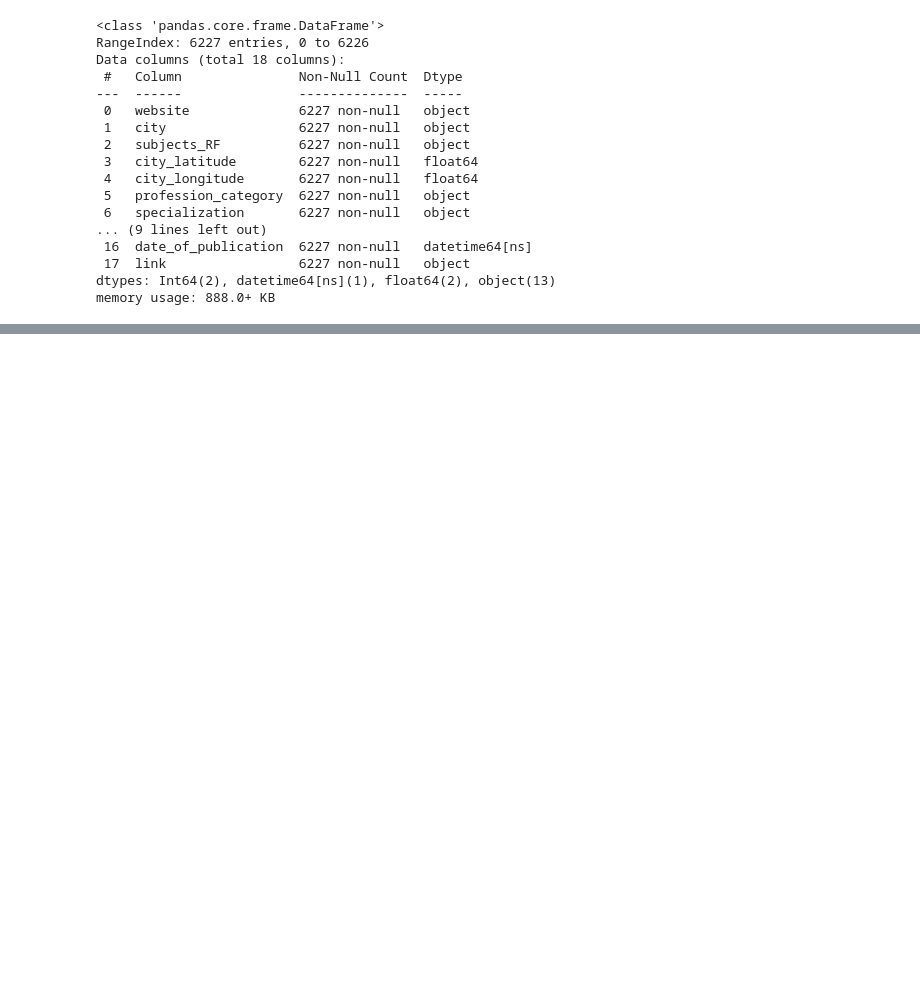
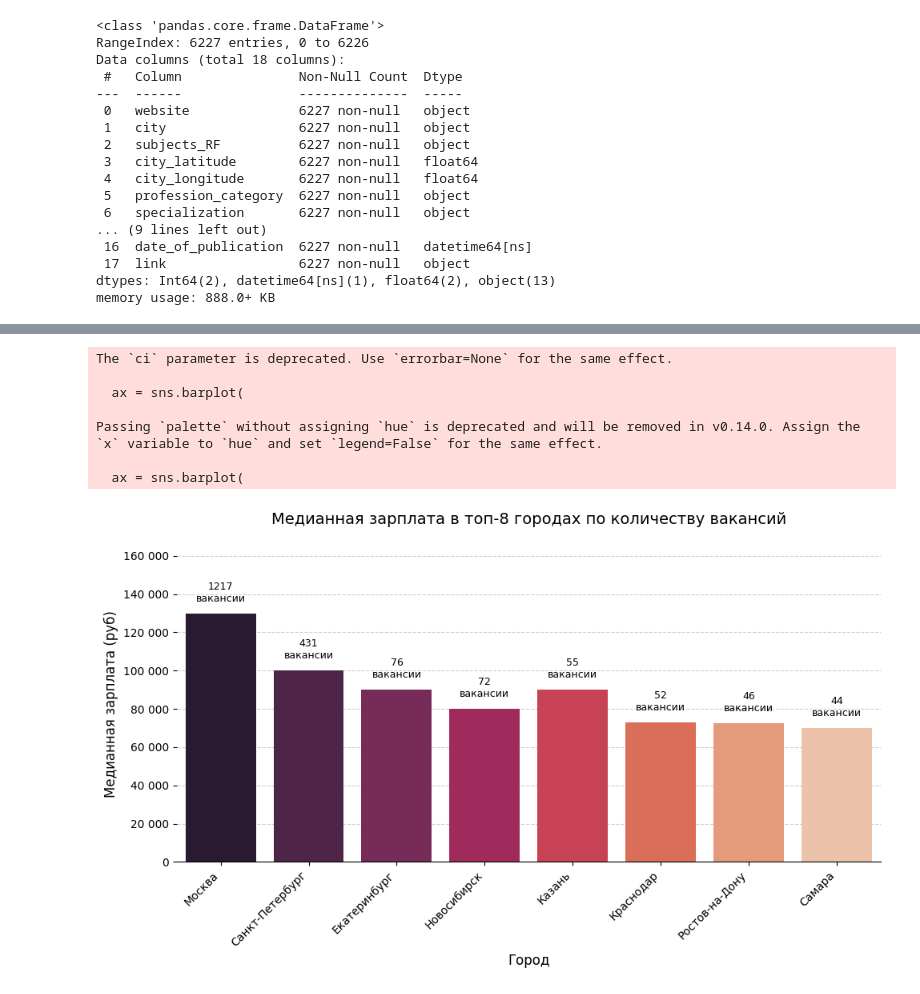
Before and after one commit to Marta-Mariam/graduate-work, a Jupyter notebook: preprocessing.ipynb, the cells around one changed output, grey strips where cells are left out. Cells and saved outputs as stored; diff of their text form; code cells hidden in the pictures; blank space fills up the shorter version.

```diff
--- a/preprocessing.ipynb
+++ b/preprocessing.ipynb
@@ -723,0 +751,60 @@ df
+# %%
+
+# Подготовка данных
+top_cities = df_vacancy['city'].value_counts().nlargest(8)
+city_order = top_cities.index
+
+df_top = df_vacancy[df_vacancy['city'].isin(city_order)]
+
+# Создаем фигуру
+plt.figure(figsize=(10, 6))
+ax = sns.barplot(
+    data=df_top,
+    x='city',
+    y='salary_from',
+    order=city_order,
+    palette='rocket',
+    estimator=np.median,
+    ci=None
+)
+
+# Добавляем аннотации с количеством вакансий
+for i, (city, count) in enumerate(top_cities.items()):
+    median_salary = df_top[df_top['city'] == city]['salary_from'].median()
+    ax.text(
+        i, median_salary + 5000,  # Положение текста (x, y)
+        f'{count}\nвакансии',  # Текст: кол-во и медиана
+        ha='center',
+        va='bottom',
+        fontsize=9,
+        color='black'
+    )
+
+# Настройки оформления
+plt.title('Медианная зарплата в топ-8 городах по количеству вакансий', pad=20, fontsize=14)
+plt.xlabel('Город', fontsize=12)
+plt.ylabel('Медианная зарплата (руб)', fontsize=12)
+plt.xticks(rotation=45, ha='right')
+plt.ylim(0, df_top['salary_from'].median() * 1.5)  # Автоподбор верхней границы
+
+# Горизонтальная сетка
+ax.yaxis.grid(True, linestyle='--', alpha=0.6)
+ax.set_axisbelow(True)  # Сетка под столбцами
+sns.despine(left=True)
+
+# Форматирование оси Y
+ax.get_yaxis().set_major_formatter(
+    plt.FuncFormatter(lambda x, loc: "{:,}".format(int(x)).replace(',', ' '))
+)
+
+plt.tight_layout()
+plt.show()
+# %% [output]
+The `ci` parameter is deprecated. Use `errorbar=None` for the same effect.
+
+  ax = sns.barplot(
+
+Passing `palette` without assigning `hue` is deprecated and will be removed in v0.14.0. Assign the `x` variable to `hue` and set `legend=False` for the same effect.
+
+  ax = sns.barplot(
+[figure, added]
```
Also changed, not shown: parts of 13 cells of this notebook, 4 other files.
